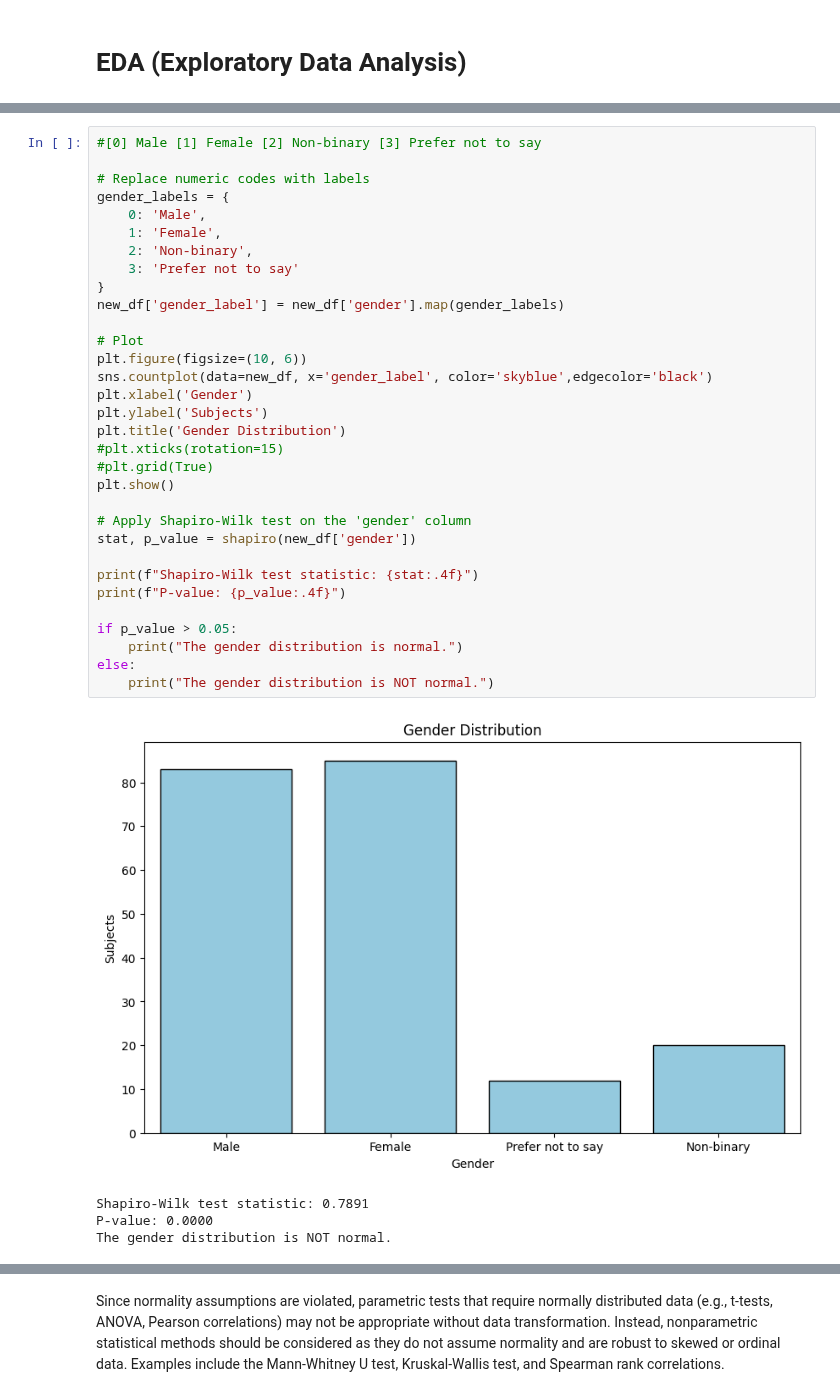
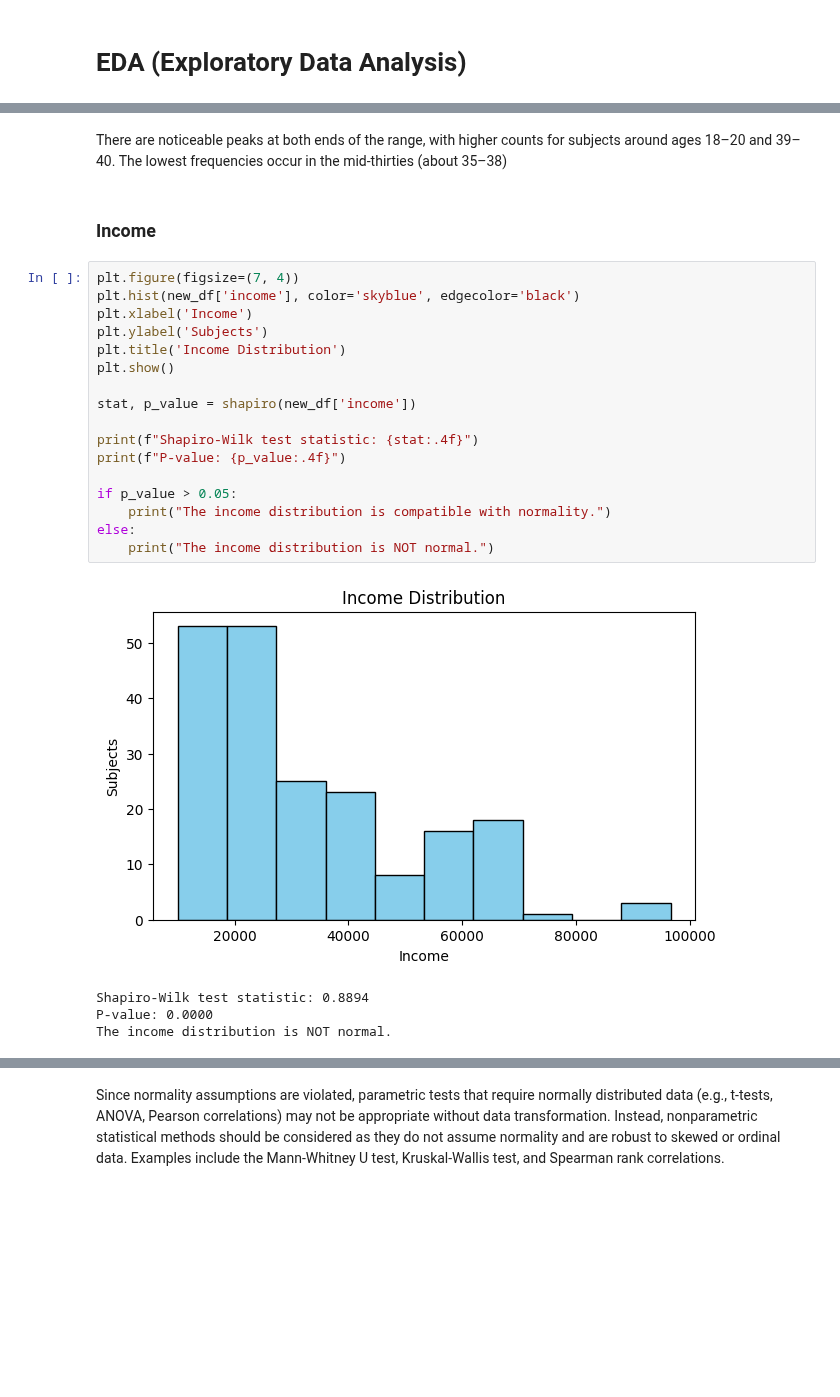
Before and after one commit to francescaius/ehealth2025_gruppo12, a Jupyter notebook: eHealthProject_20252026/dataset_analysis_finale.ipynb, the cells around one changed output, grey strips where cells are left out. Cells and saved outputs as stored; diff of their text form; blank space fills up the shorter version.

Commit message:
aggiornamenti prima parte stat

```diff
--- a/eHealthProject_20252026/dataset_analysis_finale.ipynb
+++ b/eHealthProject_20252026/dataset_analysis_finale.ipynb
@@ -331,40 +460,29 @@ else:
 Shapiro-Wilk test statistic: 0.9423
 P-value: 0.0000
 The age distribution is NOT normal.
+# %% [markdown]
+There are noticeable peaks at both ends of the range, with higher counts for subjects around ages 18–20 and 39–40. The lowest frequencies occur in the mid-thirties (about 35–38)
+# %% [markdown]
+### Income
 # %%
-#[0] Male [1] Female [2] Non-binary [3] Prefer not to say
-
-# Replace numeric codes with labels
-gender_labels = {
-    0: 'Male',
-    1: 'Female',
-    2: 'Non-binary',
-    3: 'Prefer not to say'
-}
-new_df['gender_label'] = new_df['gender'].map(gender_labels)
-
-# Plot
-plt.figure(figsize=(10, 6))
-sns.countplot(data=new_df, x='gender_label', color='skyblue',edgecolor='black')
-plt.xlabel('Gender')
+plt.figure(figsize=(7, 4))
+plt.hist(new_df['income'], color='skyblue', edgecolor='black')
+plt.xlabel('Income')
 plt.ylabel('Subjects')
-plt.title('Gender Distribution')
-#plt.xticks(rotation=15)
-#plt.grid(True)
+plt.title('Income Distribution')
 plt.show()
 
-# Apply Shapiro-Wilk test on the 'gender' column
-stat, p_value = shapiro(new_df['gender'])
+stat, p_value = shapiro(new_df['income'])
 
 print(f"Shapiro-Wilk test statistic: {stat:.4f}")
 print(f"P-value: {p_value:.4f}")
 
 if p_value > 0.05:
-    print("The gender distribution is normal.")
+    print("The income distribution is compatible with normality.")
 else:
-    print("The gender distribution is NOT normal.")
+    print("The income distribution is NOT normal.")
 # %% [output]
-[figure, old version]
+[figure, new version]
-Shapiro-Wilk test statistic: 0.7891
+Shapiro-Wilk test statistic: 0.8894
 P-value: 0.0000
-The gender distribution is NOT normal.
+The income distribution is NOT normal.
```
Also changed, not shown: parts of 115 cells of this notebook, 1 other file.
